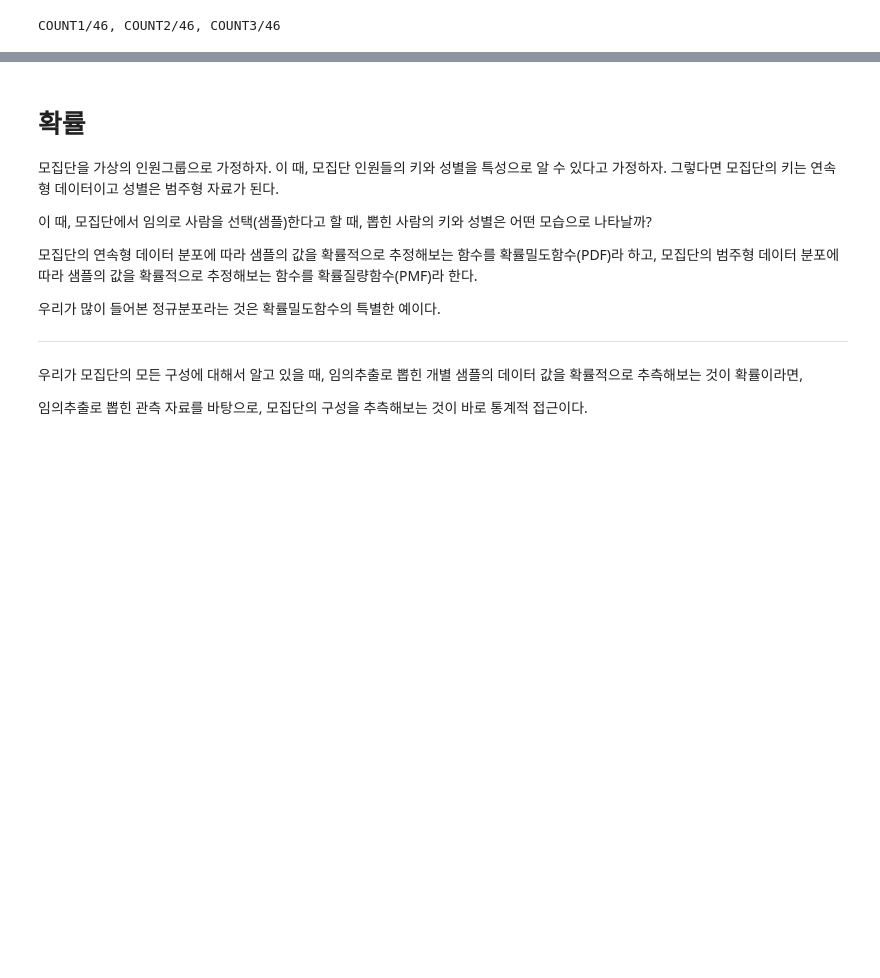
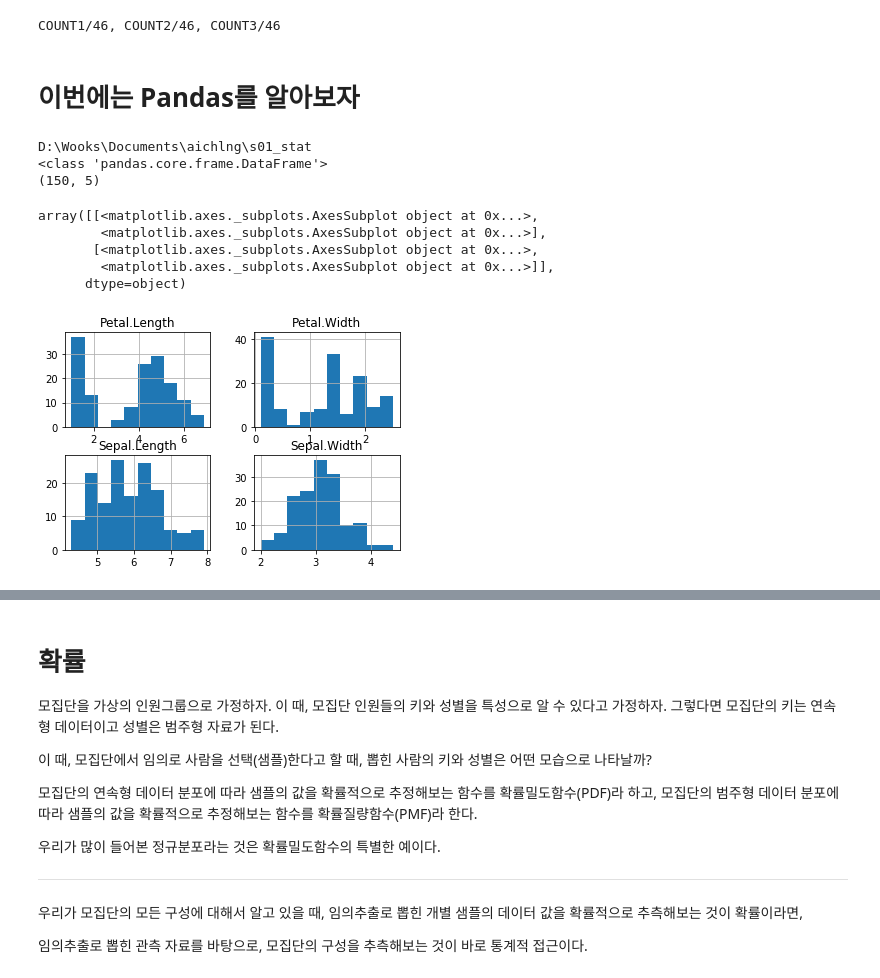
Before and after one commit to degru82/mlearn_visual, a Jupyter notebook: s01_stat/Probability and Statistics for Machine Learning.ipynb, the cells around one changed output, grey strips where cells are left out. Cells and saved outputs as stored; diff of their text form; code cells hidden in the pictures; blank space fills up the shorter version.

```diff
--- a/s01_stat/Probability and Statistics for Machine Learning.ipynb
+++ b/s01_stat/Probability and Statistics for Machine Learning.ipynb
@@ -161,3 +163,31 @@ for r in btwn_1and3:
 print(f'COUNT1/{count1}, COUNT2/{count2}, COUNT3/{count3}')
 # %% [output]
 COUNT1/46, COUNT2/46, COUNT3/46
+# %% [markdown]
+# 이번에는 Pandas를 알아보자
+# %%
+import numpy as np
+import scipy as sp
+import pandas as pd
+
+import os
+
+print(os.getcwd())
+
+data = pd.read_csv('./scripts_used/data01_iris.csv')
+
+print(type(data))
+print(data.shape)
+# %% [output]
+D:\Wooks\Documents\aichlng\s01_stat
+<class 'pandas.core.frame.DataFrame'>
+(150, 5)
+# %%
+data.hist()
+# %% [output]
+array([[<matplotlib.axes._subplots.AxesSubplot object at 0x...>,
+        <matplotlib.axes._subplots.AxesSubplot object at 0x...>],
+       [<matplotlib.axes._subplots.AxesSubplot object at 0x...>,
+        <matplotlib.axes._subplots.AxesSubplot object at 0x...>]],
+      dtype=object)
+[figure, added]
```
Also changed, not shown: parts of 18 cells of this notebook.
